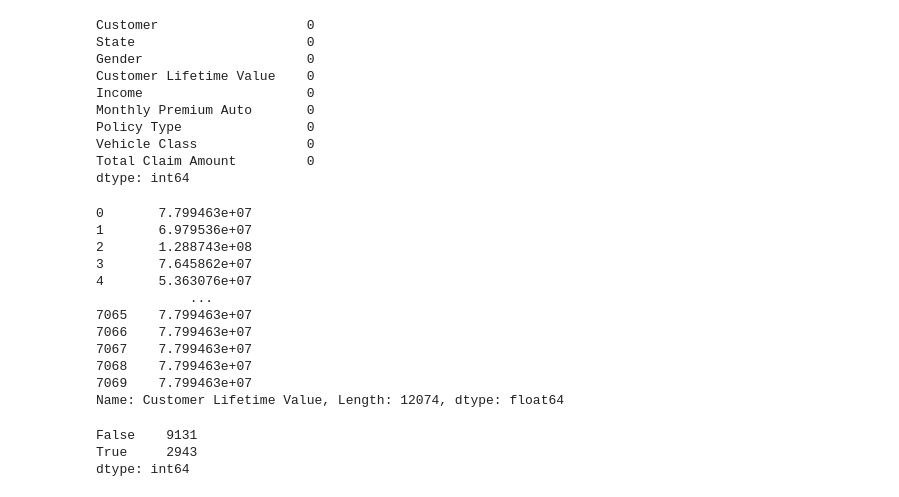
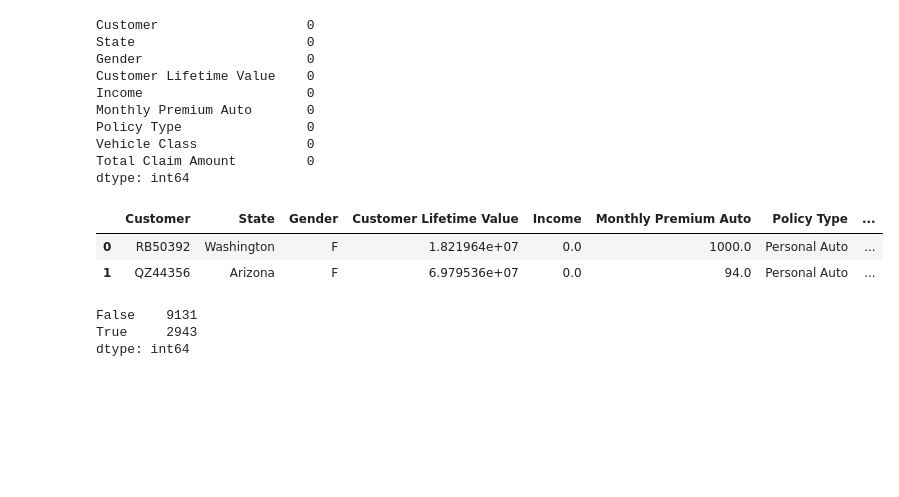
Before and after one commit to horacioe14/lab-customer-analysis-round-1, a Jupyter notebook: files_for_lab/csv_files/lab-customer-analysis-round-1.ipynb, the cells around one changed output. Cells and saved outputs as stored; diff of their text form; code cells hidden in the pictures; blank space fills up the shorter version.

```diff
--- a/files_for_lab/csv_files/lab-customer-analysis-round-1.ipynb
+++ b/files_for_lab/csv_files/lab-customer-analysis-round-1.ipynb
@@ -322,15 +322,17 @@ Vehicle Class                 0
 Total Claim Amount            0
 dtype: int64
 # %%
-table_customer = table_deleted
-table_customer['Customer Lifetime Value'] = table_customer['Customer Lifetime Value'].str.rstrip('%')
-table_customer['Customer Lifetime Value'] = pd.to_numeric(table_customer['Customer Lifetime Value'])
+import numpy as np
+table_customer = table_deleted.copy()
+L = lambda x: float(str(x).strip('%'))
+table_customer['Customer Lifetime Value'] = table_customer['Customer Lifetime Value'].apply(L)
 table_customer['Customer Lifetime Value'].fillna(value=table_customer['Customer Lifetime Value'].mean(), inplace = True)
+# table_customer = table_customer.dropna(subset=['Customer Lifetime Value'])
+# table_customer['Customer Lifetime Value'] = table_customer['Customer Lifetime Value'].to_string() Turns the entire series in to a single string!!!
+# table_customer['Customer Lifetime Value'] = pd.to_numeric(table_customer['Customer Lifetime Value'],errors='coerce')
+
 
 table_customer.isna().sum()
-
-#table_customer['Customer Lifetime Value'].fillna(value=table_customer['Customer Lifetime Value'].mean(), inplace = True)
-#table_customer.dtypes
 # %% [output]
 Customer                   0
 State                      0
@@ -343,20 +345,12 @@ Vehicle Class              0
 Total Claim Amount         0
 dtype: int64
 # %%
-table_multiplied = table_deleted
-table_multiplied['Customer Lifetime Value'] = table_customer['Customer Lifetime Value'] * 100
+table_multiplied = table_customer.copy()
+#table_multiplied['Customer Lifetime Value'] = table_customer['Customer Lifetime Value'] * 100
 table_multiplied['Customer Lifetime Value']
+table_multiplied.head(2)
 # %% [output]
-0       7.799463e+07
-1       6.979536e+07
-2       1.288743e+08
-3       7.645862e+07
-4       5.363076e+07
-            ...
-7065    7.799463e+07
-7066    7.799463e+07
-7067    7.799463e+07
-7068    7.799463e+07
-7069    7.799463e+07
-Name: Customer Lifetime Value, Length: 12074, dtype: float64
+|  | Customer | State | Gender | Customer Lifetime Value | Income | Monthly Premium Auto | Policy Type | ... |
+| 0 | RB50392 | Washington | F | 1.821964e+07 | 0.0 | 1000.0 | Personal Auto | ... |
+| 1 | QZ44356 | Arizona | F | 6.979536e+07 | 0.0 | 94.0 | Personal Auto | ... |
 # %%
```
Also changed, not shown: parts of 4 cells of this notebook.
